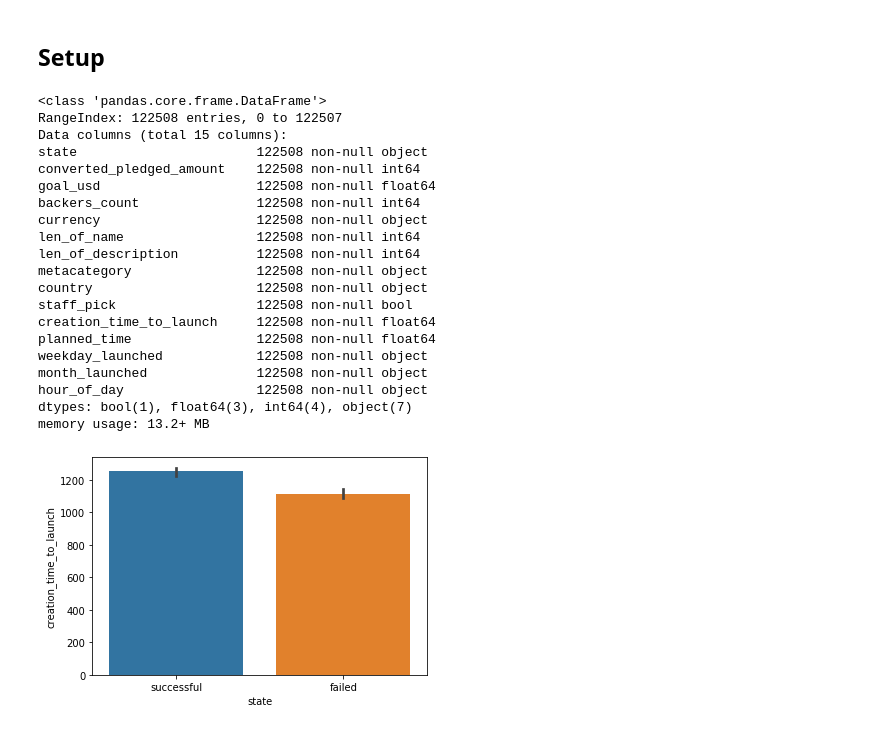
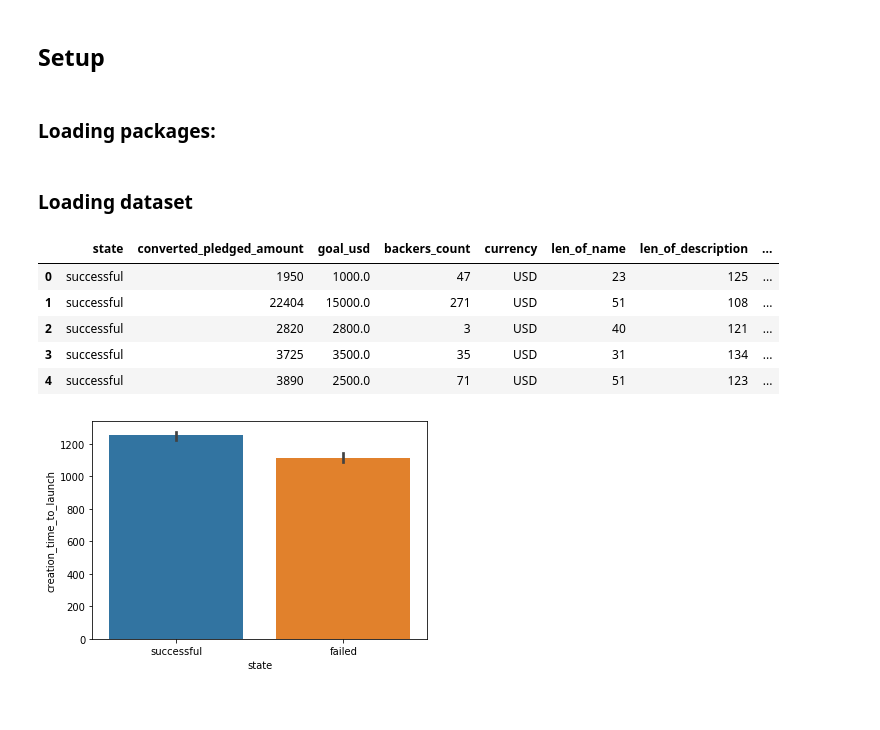
Before and after one commit to fabwerk90/Kickstarter---Project-Success-Prediction, a Jupyter notebook: EDA.ipynb, the cells around one changed output. Saved outputs shown, nothing was run; the diff lists cells and outputs as text; code cells hidden in the pictures.

```diff
--- a/EDA.ipynb
+++ b/EDA.ipynb
@@ -4,6 +4,8 @@
 # EDA after Predictive Modeling
 # %% [markdown]
 ## Setup
+# %% [markdown]
+### Loading packages:
 # %%
 import numpy as np
 import pandas as pd
@@ -11,32 +13,19 @@ import pandas as pd
 import matplotlib.pyplot as plt
 from matplotlib import cm
 import seaborn as sns
+# %% [markdown]
+### Loading dataset
 # %%
 #load dataframe:
 df_eda = pd.read_csv('dataframes/eda_dataframe.csv')
 df_eda.head()
-df_eda.info()
 # %% [output]
-<class 'pandas.core.frame.DataFrame'>
-RangeIndex: 122508 entries, 0 to 122507
-Data columns (total 15 columns):
-state                       122508 non-null object
-converted_pledged_amount    122508 non-null int64
-goal_usd                    122508 non-null float64
-backers_count               122508 non-null int64
-currency                    122508 non-null object
-len_of_name                 122508 non-null int64
-len_of_description          122508 non-null int64
-metacategory                122508 non-null object
-country                     122508 non-null object
-staff_pick                  122508 non-null bool
-creation_time_to_launch     122508 non-null float64
-planned_time                122508 non-null float64
-weekday_launched            122508 non-null object
-month_launched              122508 non-null object
-hour_of_day                 122508 non-null object
-dtypes: bool(1), float64(3), int64(4), object(7)
-memory usage: 13.2+ MB
+|  | state | converted_pledged_amount | goal_usd | backers_count | currency | len_of_name | len_of_description | ... |
+| 0 | successful | 1950 | 1000.0 | 47 | USD | 23 | 125 | ... |
+| 1 | successful | 22404 | 15000.0 | 271 | USD | 51 | 108 | ... |
+| 2 | successful | 2820 | 2800.0 | 3 | USD | 40 | 121 | ... |
+| 3 | successful | 3725 | 3500.0 | 35 | USD | 31 | 134 | ... |
+| 4 | successful | 3890 | 2500.0 | 71 | USD | 51 | 123 | ... |
 # %%
 sns.barplot(df_eda['state'],
             df_eda['creation_time_to_launch']).set_title('');
```
Also changed, not shown: parts of 4 cells of this notebook, 2 other files.
